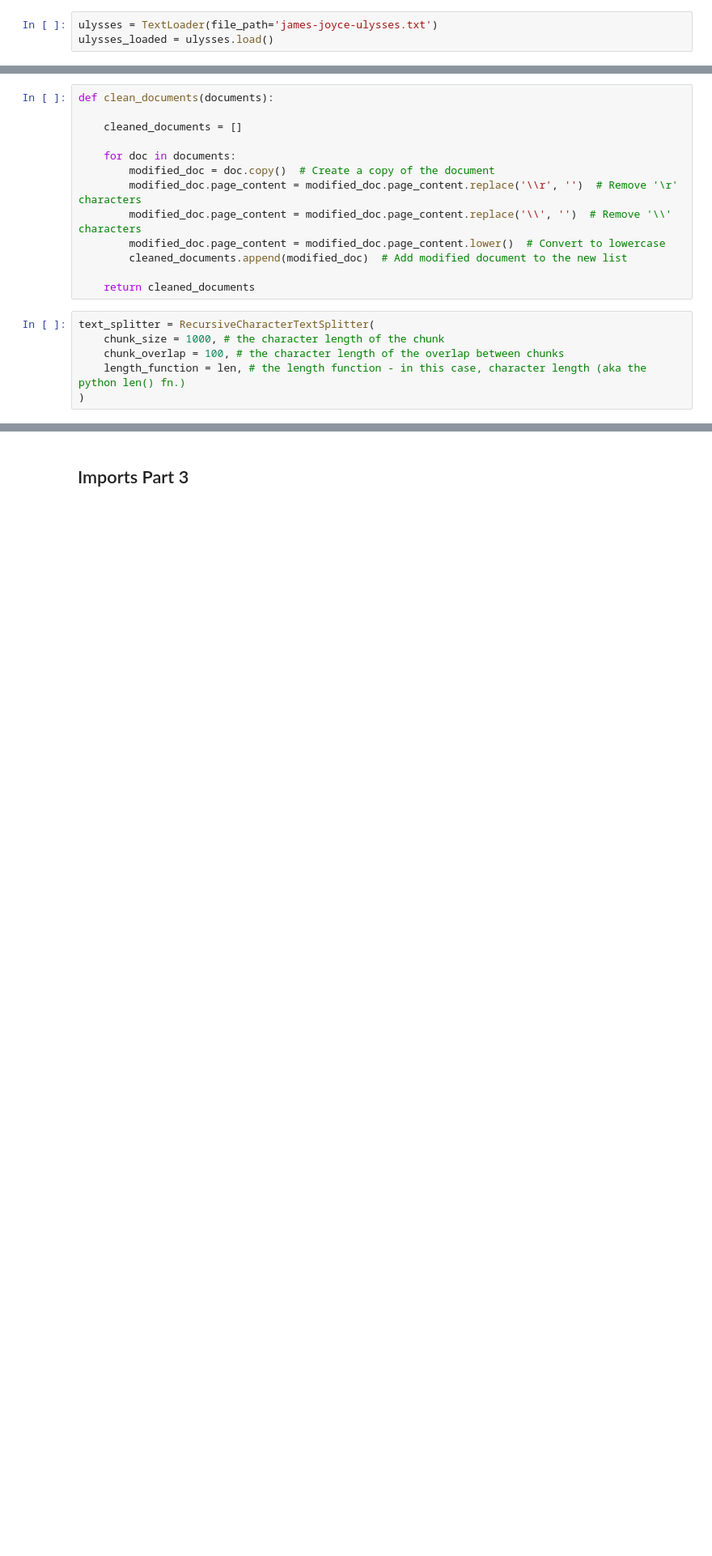
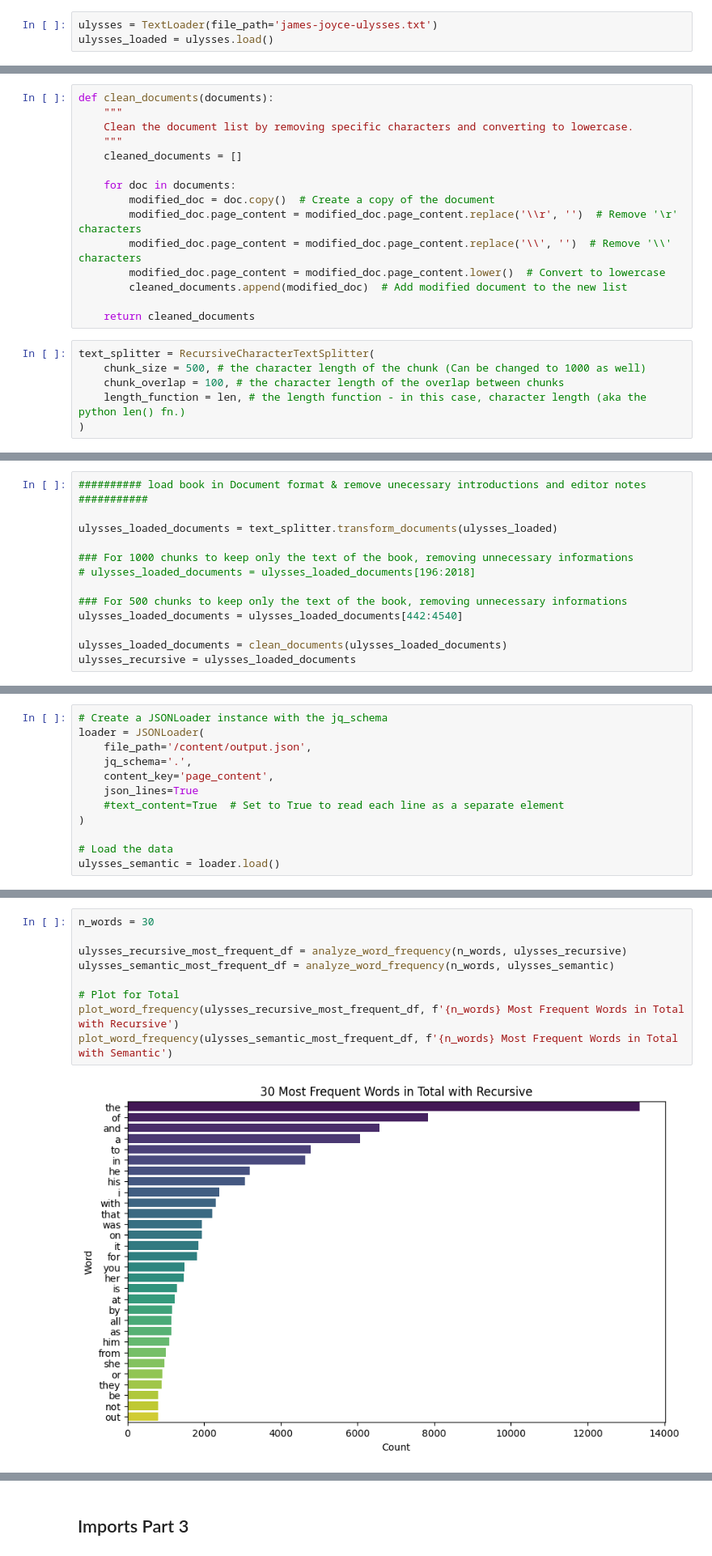
Before and after one commit to kostas-panagiotakis/NLP, a Jupyter notebook: Joyce_RAG_Project.ipynb, the cells around one changed output, grey strips where cells are left out. Shown at 81% size. Cells and saved outputs as stored; diff of their text form; blank space fills up the shorter version.

```diff
--- a/Joyce_RAG_Project.ipynb
+++ b/Joyce_RAG_Project.ipynb
@@ -141,6 +132,8 @@ wake_loaded = wake.load()
 # %%
 def clean_documents(documents):
-
+    """
+    Clean the document list by removing specific characters and converting to lowercase.
+    """
     cleaned_documents = []
 
     for doc in documents:
@@ -153,7 +146,7 @@ def clean_documents(documents):
     return cleaned_documents
 # %%
 text_splitter = RecursiveCharacterTextSplitter(
-    chunk_size = 1000, # the character length of the chunk
+    chunk_size = 500, # the character length of the chunk (Can be changed to 1000 as well)
     chunk_overlap = 100, # the character length of the overlap between chunks
     length_function = len, # the length function - in this case, character length (aka the python len() fn.)
 )
@@ -180 +153,14 @@ joyce_books = dubliners_loaded_documents + apotaaym_loaded_documents + ulysses_l
+# %%
+########## load book in Document format & remove unecessary introductions and editor notes ###########
+
+ulysses_loaded_documents = text_splitter.transform_documents(ulysses_loaded)
+
+### For 1000 chunks to keep only the text of the book, removing unnecessary informations
+# ulysses_loaded_documents = ulysses_loaded_documents[196:2018]
+
+### For 500 chunks to keep only the text of the book, removing unnecessary informations
+ulysses_loaded_documents = ulysses_loaded_documents[442:4540]
+
+ulysses_loaded_documents = clean_documents(ulysses_loaded_documents)
+ulysses_recursive = ulysses_loaded_documents
 # %%
@@ -183,0 +369,12 @@ len(joyce_books)
+# %%
+# Create a JSONLoader instance with the jq_schema
+loader = JSONLoader(
+    file_path='/content/output.json',
+    jq_schema='.',
+    content_key='page_content',
+    json_lines=True
+    #text_content=True  # Set to True to read each line as a separate element
+)
+
+# Load the data
+ulysses_semantic = loader.load()
@@ -364,0 +446,11 @@ More information on this model can be found [here](https://huggingface.co/meta-l
+# %%
+n_words = 30
+
+ulysses_recursive_most_frequent_df = analyze_word_frequency(n_words, ulysses_recursive)
+ulysses_semantic_most_frequent_df = analyze_word_frequency(n_words, ulysses_semantic)
+
+# Plot for Total
+plot_word_frequency(ulysses_recursive_most_frequent_df, f'{n_words} Most Frequent Words in Total with Recursive')
+plot_word_frequency(ulysses_semantic_most_frequent_df, f'{n_words} Most Frequent Words in Total with Semantic')
+# %% [output]
+[figure, added]
```
Also changed, not shown: parts of 164 cells of this notebook.
